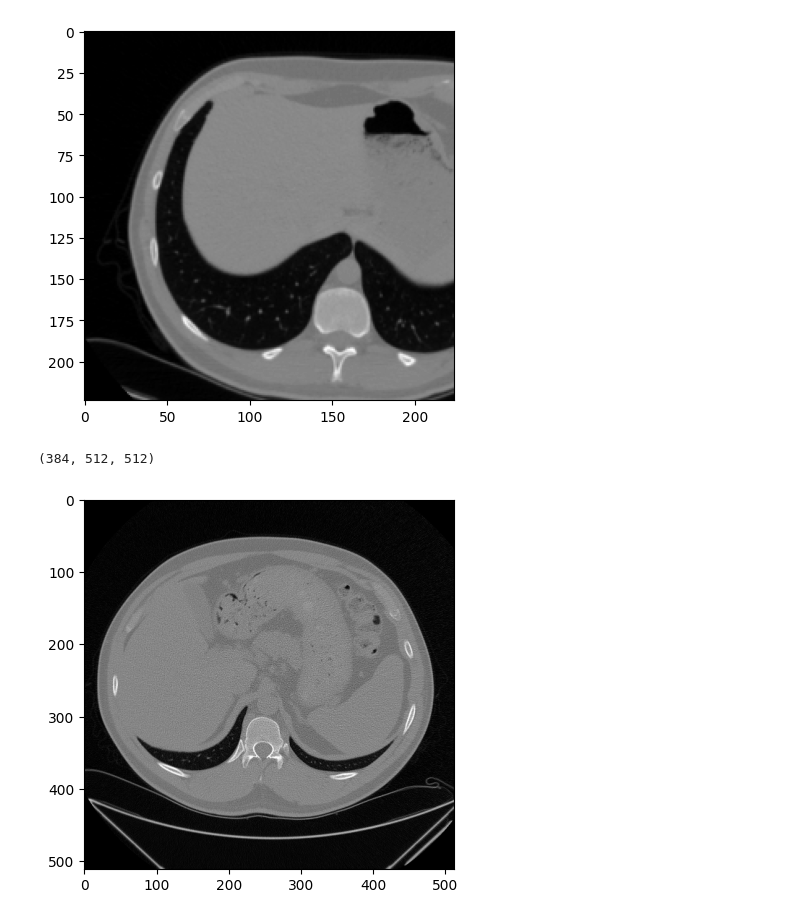
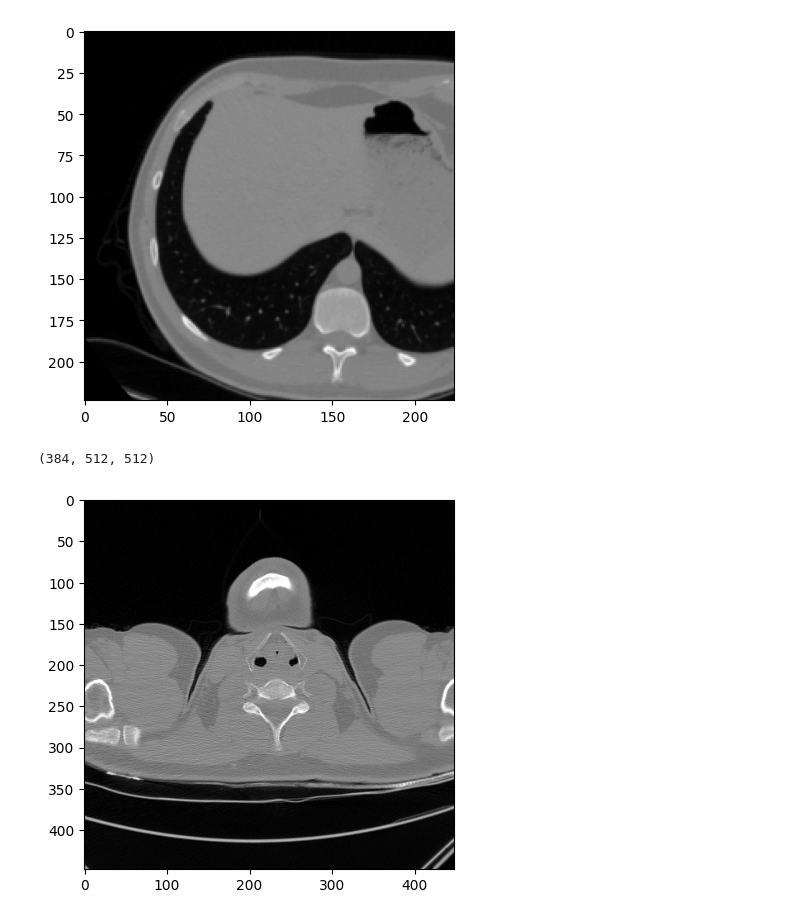
Before and after one commit to peterhan91/CMIL, a Jupyter notebook: notebooks/ct_rate.ipynb, the cells around one changed output. Saved outputs shown, nothing was run; the diff lists cells and outputs as text; code cells hidden in the pictures.

```diff
--- a/notebooks/ct_rate.ipynb
+++ b/notebooks/ct_rate.ipynb
@@ -201,11 +201,11 @@ _ = plt.imshow(img[2, 0, 40, :, :].cpu().numpy(), cmap='gray')
 torch.Size([4, 1, 128, 224, 224])
 [figure]
 # %%
-npz_file = '/mnt/nas/CT/npz_npy_valid/valid_3_a_1.npz'
+npz_file = '/hpcwork/p0021834/workspace_tianyu/ct_rate/valid_1_a_1.npz'
 data = np.load(npz_file)
 data['img_data'].shape
 data = data['img_data']
-_ = plt.imshow(data[64, :, :], cmap='gray')
+_ = plt.imshow(data[-4, 32:-32, 32:-32], cmap='gray')
 # %% [output]
 (384, 512, 512)
-[figure, old version]
+[figure, new version]
```
Also changed, not shown: parts of 1 cell of this notebook, 7 other files.
